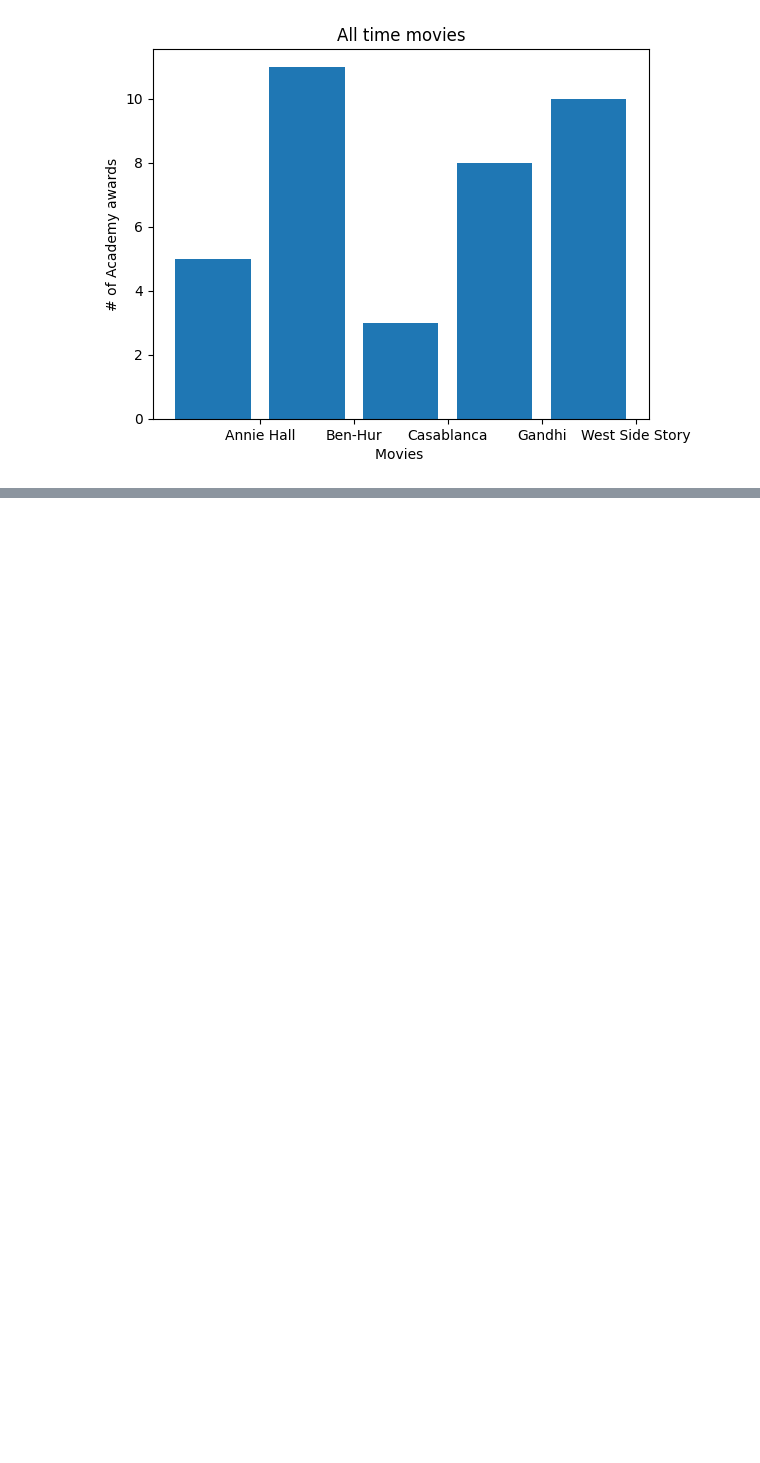
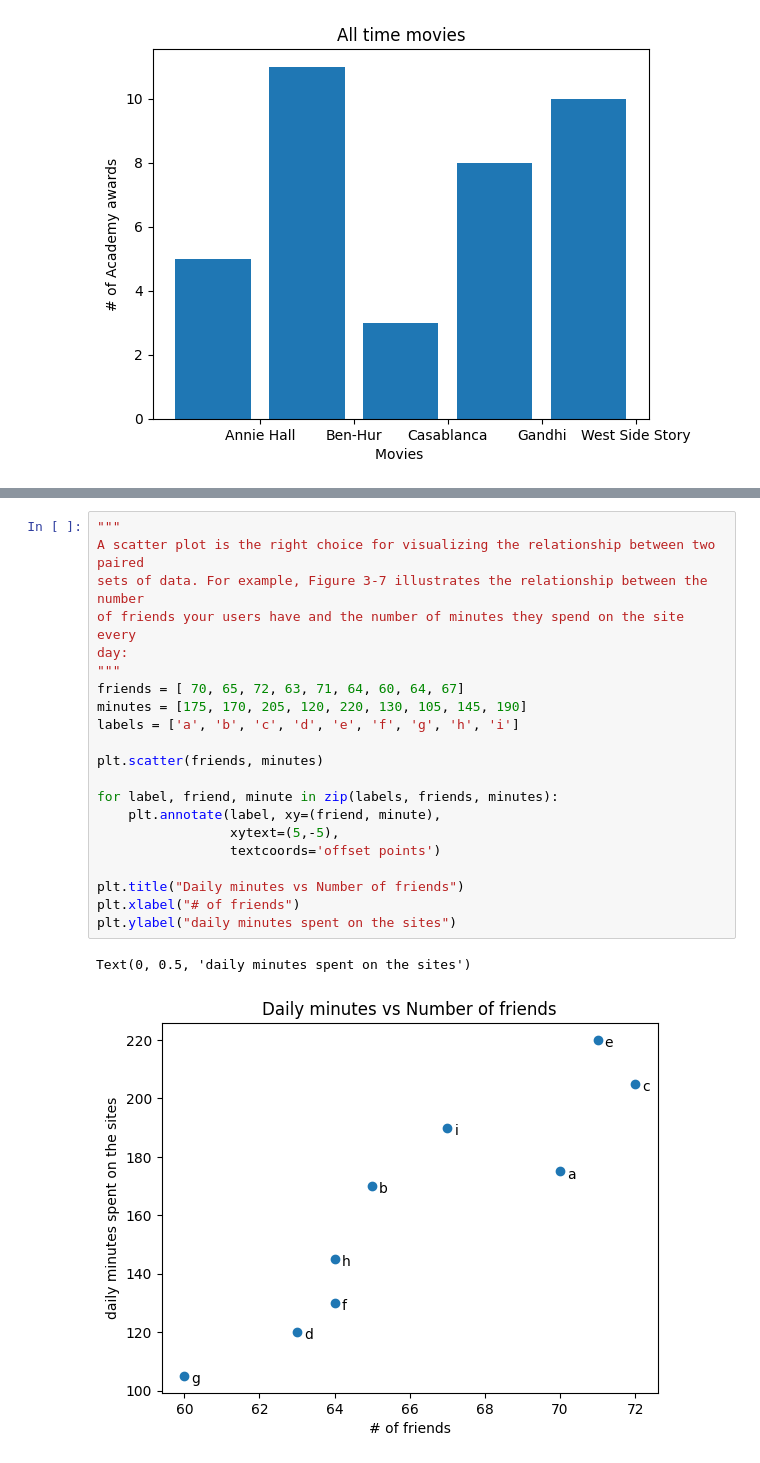
Before and after one commit to sangaryousmane/road_to_datascience, a Jupyter notebook: python-basics/ds-from-scratch/visualize1.ipynb, the cells around one changed output, grey strips where cells are left out. Cells and saved outputs as stored; diff of their text form; blank space fills up the shorter version.

```diff
--- a/python-basics/ds-from-scratch/visualize1.ipynb
+++ b/python-basics/ds-from-scratch/visualize1.ipynb
@@ -31,0 +52,24 @@ plt.show()
+# %%
+"""
+A scatter plot is the right choice for visualizing the relationship between two paired
+sets of data. For example, Figure 3-7 illustrates the relationship between the number
+of friends your users have and the number of minutes they spend on the site every
+day:
+"""
+friends = [ 70, 65, 72, 63, 71, 64, 60, 64, 67]
+minutes = [175, 170, 205, 120, 220, 130, 105, 145, 190]
+labels = ['a', 'b', 'c', 'd', 'e', 'f', 'g', 'h', 'i']
+
+plt.scatter(friends, minutes)
+
+for label, friend, minute in zip(labels, friends, minutes):
+    plt.annotate(label, xy=(friend, minute),
+                 xytext=(5,-5),
+                 textcoords='offset points')
+
+plt.title("Daily minutes vs Number of friends")
+plt.xlabel("# of friends")
+plt.ylabel("daily minutes spent on the sites")
+# %% [output]
+Text(0, 0.5, 'daily minutes spent on the sites')
+[figure, added]
```
Also changed, not shown: parts of 1 cell of this notebook.
